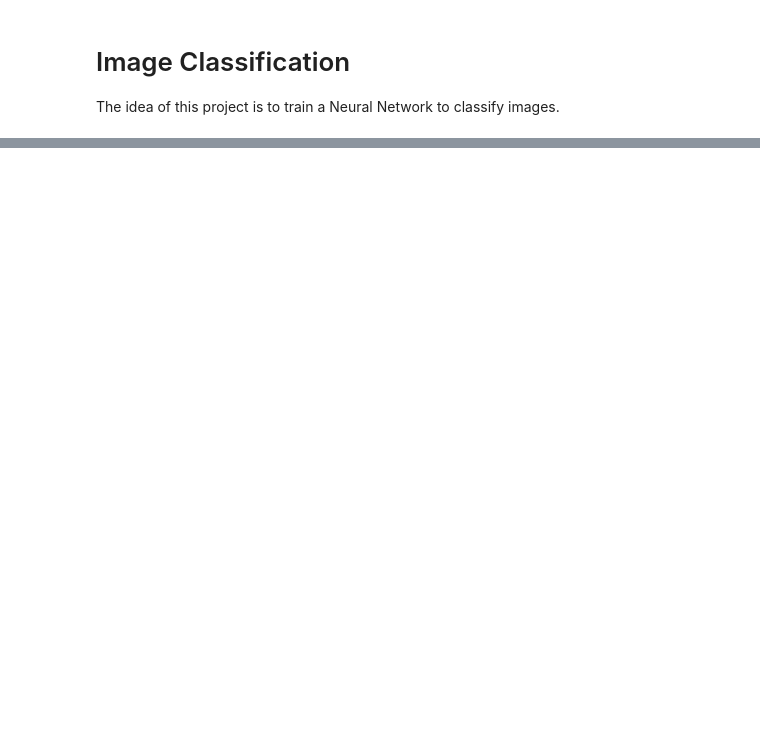
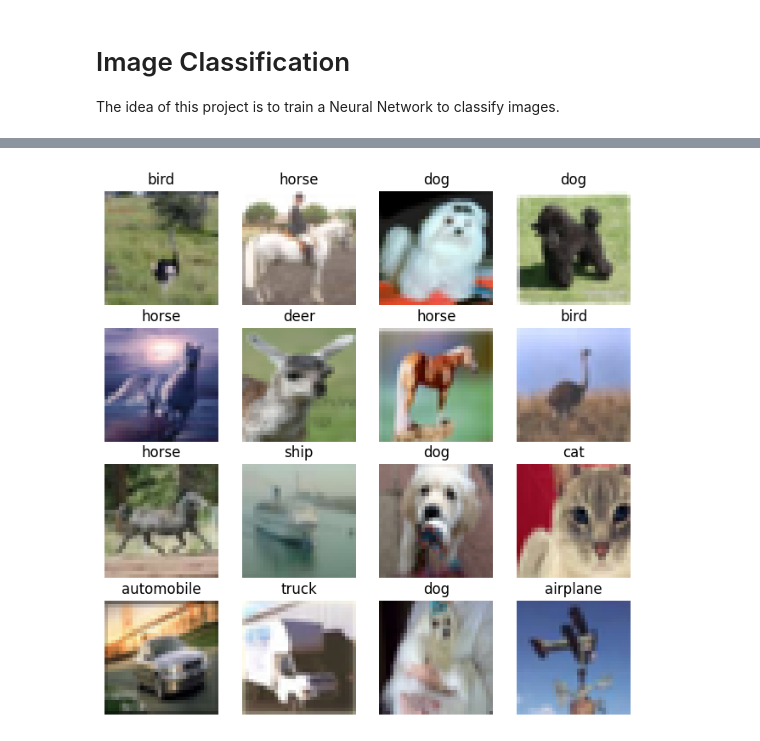
Before and after one commit to jaduranfernandez/image_classification, a Jupyter notebook: main.ipynb, the cells around one changed output, grey strips where cells are left out. Saved outputs shown, nothing was run; the diff lists cells and outputs as text; code cells hidden in the pictures; blank space fills up the shorter version.

```diff
--- a/main.ipynb
+++ b/main.ipynb
@@ -16,0 +51,18 @@ NameError: name 'np' is not defined
+# %%
+imageIndex = 310
+
+
+
+cols, rows = 4, 4
+figure = plt.figure(figsize=(8, 8))
+images_index = []
+for i in range(1, cols * rows + 1):
+    sample_idx = torch.randint(len(data.testset), size=(1,)).item()
+    img, label = data.testset[sample_idx]
+    images_index.append(sample_idx)
+    ax = figure.add_subplot(rows, cols, i)
+    ax.set_title(data.classes[label])
+    plt.axis("off")
+    imshow(img)
+# %% [output]
+[figure, added]
```
Also changed, not shown: parts of 10 cells of this notebook, 4 other files.
